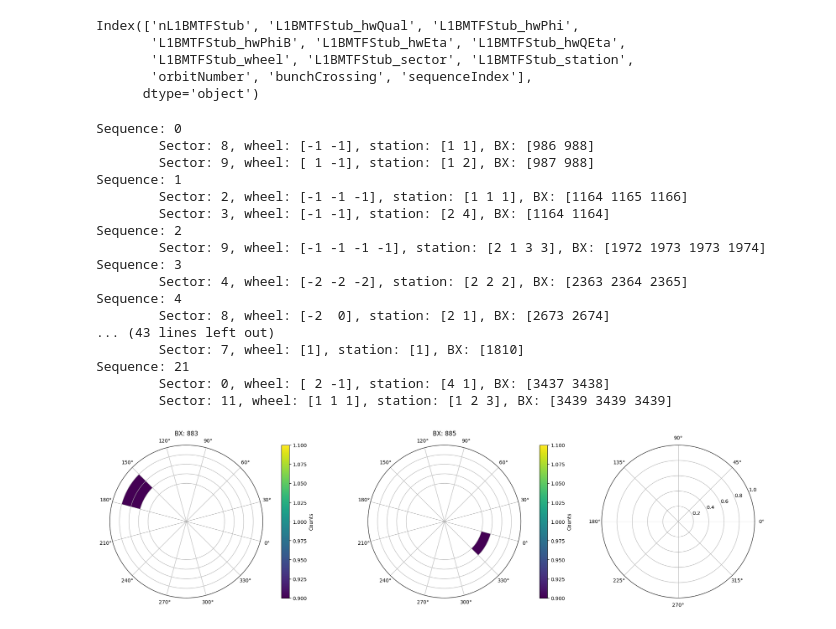
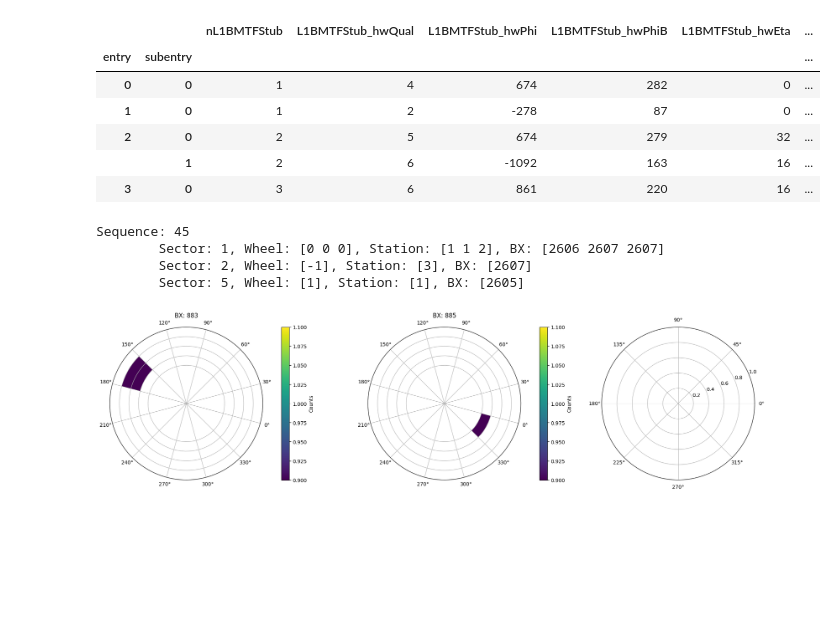
Before and after one commit to GiovanniZago/bxad-test, a Jupyter notebook: sequences_inspector.ipynb, the cells around one changed output. Drawn from its saved outputs; the diff is of its cells as text; code cells hidden in the pictures; blank space fills up the shorter version.

```diff
--- a/sequences_inspector.ipynb
+++ b/sequences_inspector.ipynb
@@ -11,45 +12,30 @@ from tqdm.notebook import tqdm
 # %%
 filepath = "data/output_1000_seq3.root"
 data = uproot.open(filepath + ":L1BMTFStubSequences").arrays()
 df = ak.to_dataframe(data)
+df.head()
+# %% [output]
+|  |  | nL1BMTFStub | L1BMTFStub_hwQual | L1BMTFStub_hwPhi | L1BMTFStub_hwPhiB | L1BMTFStub_hwEta | ... |
+| entry | subentry |  |  |  |  |  | ... |
+| 0 | 0 | 1 | 4 | 674 | 282 | 0 | ... |
+| 1 | 0 | 1 | 2 | -278 | 87 | 0 | ... |
+| 2 | 0 | 2 | 5 | 674 | 279 | 32 | ... |
+|  | 1 | 2 | 6 | -1092 | 163 | 16 | ... |
+| 3 | 0 | 3 | 6 | 861 | 220 | 16 | ... |
-# %%
-df.columns
-# %% [output]
-Index(['nL1BMTFStub', 'L1BMTFStub_hwQual', 'L1BMTFStub_hwPhi',
-       'L1BMTFStub_hwPhiB', 'L1BMTFStub_hwEta', 'L1BMTFStub_hwQEta',
-       'L1BMTFStub_wheel', 'L1BMTFStub_sector', 'L1BMTFStub_station',
-       'orbitNumber', 'bunchCrossing', 'sequenceIndex'],
-      dtype='object')
 # %%
-counter = 0
+dfgb = df.groupby("sequenceIndex")
 
-for seq_index, dfs in df.groupby("sequenceIndex"):
-    print(f"Sequence: {seq_index}")
-    for sector, dfsector in dfs.groupby("L1BMTFStub_sector"):
-        print(f'\tSector: {sector}, wheel: {dfsector["L1BMTFStub_wheel"].values}, station: {dfsector["L1BMTFStub_station"].values}, BX: {dfsector["bunchCrossing"].values}')
+index = 45
+print(f"Sequence: {index}")
 
-    if counter > 20:
-        break
-
-    counter += 1
+dfg = dfgb.get_group(index)
+for sector, dfsector in dfg.groupby("L1BMTFStub_sector"):
+    print(f'\tSector: {sector}, Wheel: {dfsector["L1BMTFStub_wheel"].values}, Station: {dfsector["L1BMTFStub_station"].values}, BX: {dfsector["bunchCrossing"].values}')
 # %% [output]
-Sequence: 0
-        Sector: 8, wheel: [-1 -1], station: [1 1], BX: [986 988]
-        Sector: 9, wheel: [ 1 -1], station: [1 2], BX: [987 988]
-Sequence: 1
-        Sector: 2, wheel: [-1 -1 -1], station: [1 1 1], BX: [1164 1165 1166]
-        Sector: 3, wheel: [-1 -1], station: [2 4], BX: [1164 1164]
-Sequence: 2
-        Sector: 9, wheel: [-1 -1 -1 -1], station: [2 1 3 3], BX: [1972 1973 1973 1974]
-Sequence: 3
-        Sector: 4, wheel: [-2 -2 -2], station: [2 2 2], BX: [2363 2364 2365]
-Sequence: 4
-        Sector: 8, wheel: [-2  0], station: [2 1], BX: [2673 2674]
-... (43 lines left out)
-        Sector: 7, wheel: [1], station: [1], BX: [1810]
-Sequence: 21
-        Sector: 0, wheel: [ 2 -1], station: [4 1], BX: [3437 3438]
-        Sector: 11, wheel: [1 1 1], station: [1 2 3], BX: [3439 3439 3439]
+Sequence: 45
+        Sector: 1, Wheel: [0 0 0], Station: [1 1 2], BX: [2606 2607 2607]
+        Sector: 2, Wheel: [-1], Station: [3], BX: [2607]
+        Sector: 5, Wheel: [1], Station: [1], BX: [2605]
 # %%
 df_grouped = df.groupby("sequenceIndex")
 index = 102
```
Also changed, not shown: parts of 11 cells of this notebook, 1 other file.
